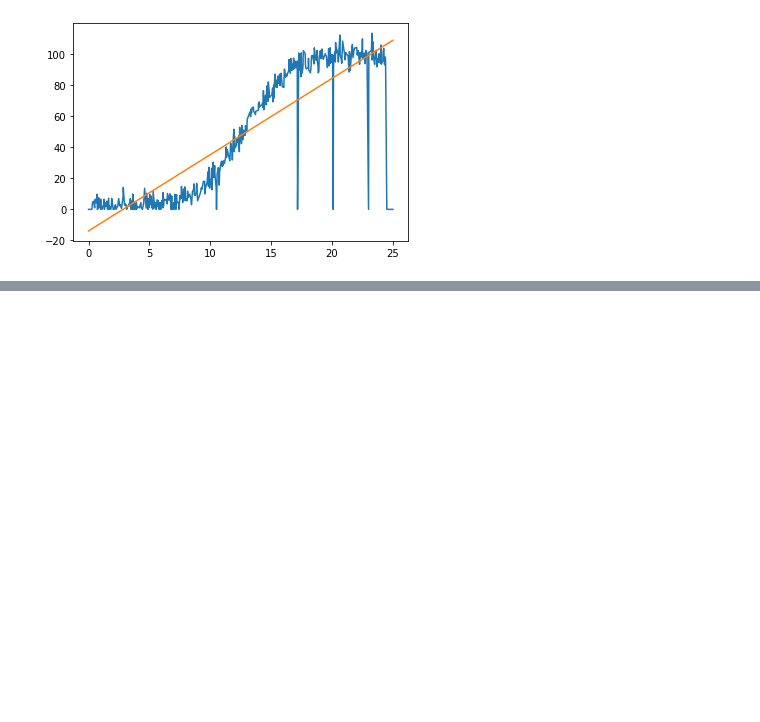
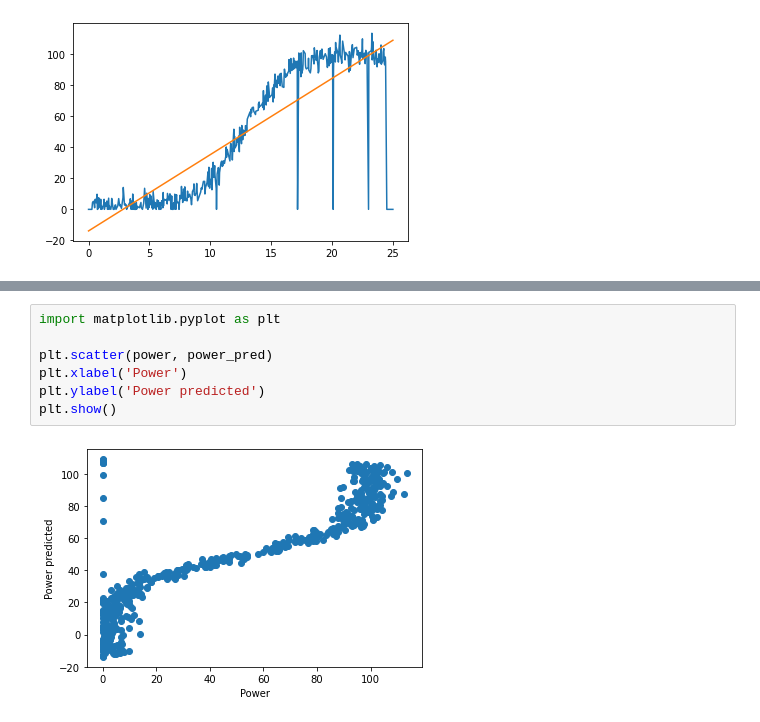
Before and after one commit to BYalini/project_fundamentals_of_data_analysis, a Jupyter notebook: FDAProject.ipynb, the cells around one changed output, grey strips where cells are left out. Saved outputs shown, nothing was run; the diff lists cells and outputs as text; blank space fills up the shorter version.

```diff
--- a/FDAProject.ipynb
+++ b/FDAProject.ipynb
@@ -52,0 +99,9 @@ plt.show()
+# %%
+import matplotlib.pyplot as plt
+
+plt.scatter(power, power_pred)
+plt.xlabel('Power')
+plt.ylabel('Power predicted')
+plt.show()
+# %% [output]
+[figure, added]
```
Also changed, not shown: parts of 12 cells of this notebook.
